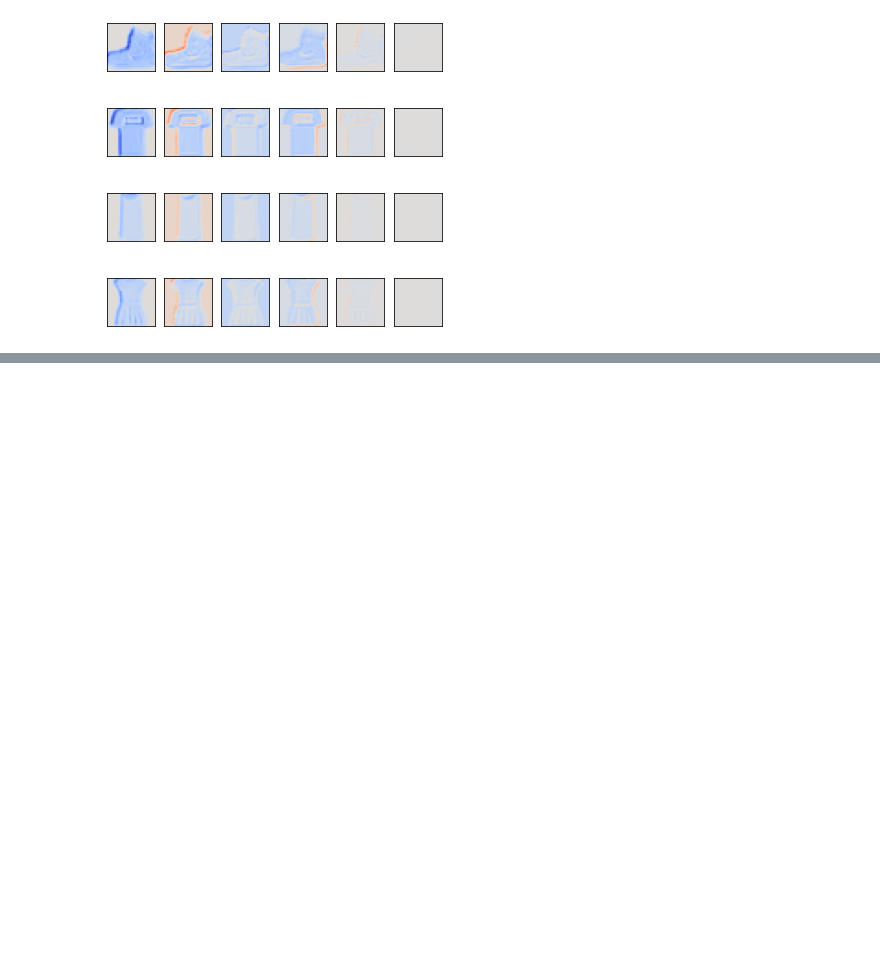
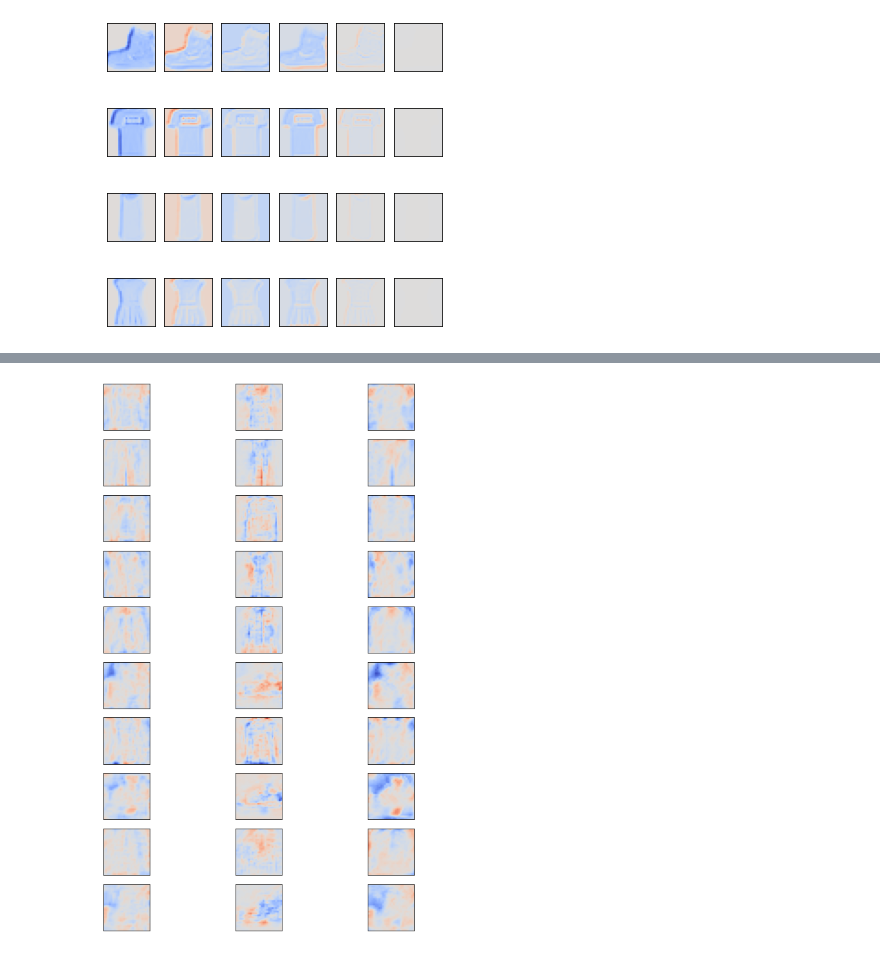
Before and after one commit to edkins/torch-play, a Jupyter notebook: notebooks/fashion_cnn1.ipynb, the cells around one changed output, grey strips where cells are left out. Cells and saved outputs as stored; diff of their text form; code cells hidden in the pictures; blank space fills up the shorter version.

```diff
--- a/notebooks/fashion_cnn1.ipynb
+++ b/notebooks/fashion_cnn1.ipynb
@@ -77,0 +83,4 @@ ra.mul_cols(mat).plot()
+# %%
+dp.mul_cols(mat2).plot((10,15),norm='cols')
+# %% [output]
+[figure, added]
```
Also changed, not shown: parts of 4 cells of this notebook, 3 other files.
